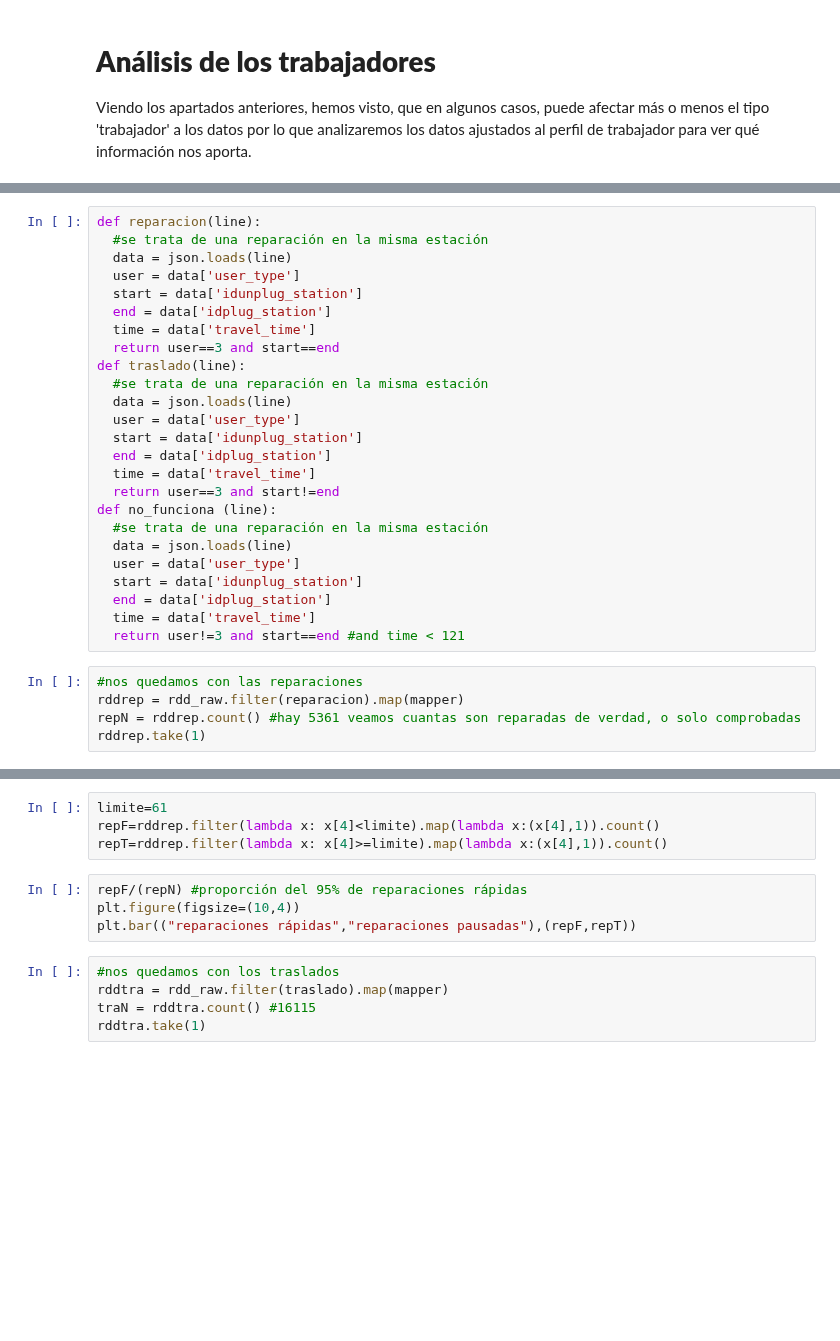
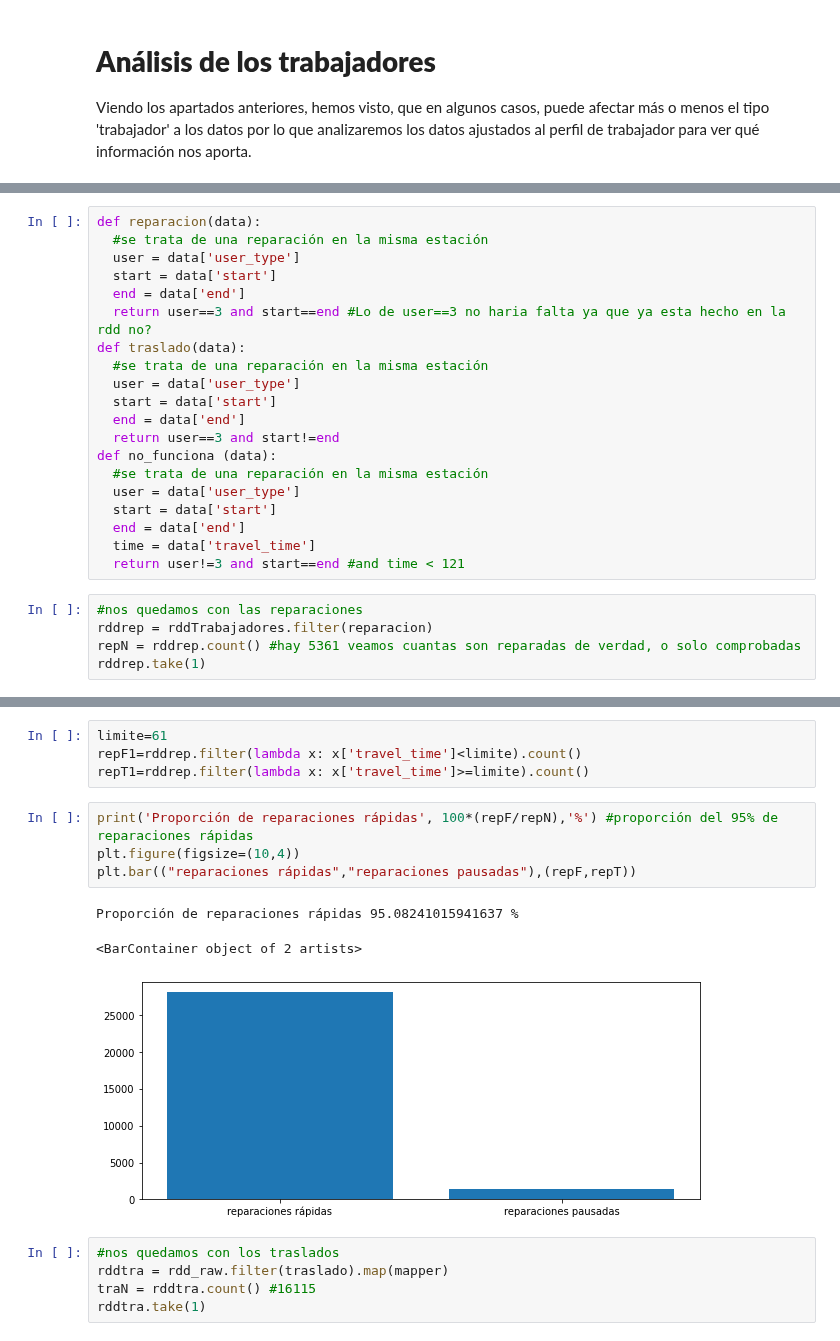
Before and after one commit to ParalelaUCM/biciMAD, a Jupyter notebook: PracticaSpark_BiciMad.ipynb, the cells around one changed output, grey strips where cells are left out. Saved outputs shown, nothing was run; the diff lists cells and outputs as text; blank space fills up the shorter version.

```diff
--- a/PracticaSpark_BiciMad.ipynb
+++ b/PracticaSpark_BiciMad.ipynb
@@ -710,30 +772,25 @@ plt.bar(ph_dicc.keys(), ph_dicc.values())
 # %%
-def reparacion(line):
+def reparacion(data):
   #se trata de una reparación en la misma estación
-  data = json.loads(line)
   user = data['user_type']
-  start = data['idunplug_station']
-  end = data['idplug_station']
-  time = data['travel_time']
-  return user==3 and start==end
-def traslado(line):
+  start = data['start']
+  end = data['end']
+  return user==3 and start==end #Lo de user==3 no haria falta ya que ya esta hecho en la rdd no?
+def traslado(data):
   #se trata de una reparación en la misma estación
-  data = json.loads(line)
   user = data['user_type']
-  start = data['idunplug_station']
-  end = data['idplug_station']
-  time = data['travel_time']
+  start = data['start']
+  end = data['end']
   return user==3 and start!=end
-def no_funciona (line):
+def no_funciona (data):
   #se trata de una reparación en la misma estación
-  data = json.loads(line)
   user = data['user_type']
-  start = data['idunplug_station']
-  end = data['idplug_station']
+  start = data['start']
+  end = data['end']
   time = data['travel_time']
   return user!=3 and start==end #and time < 121
 # %%
 #nos quedamos con las reparaciones
-rddrep = rdd_raw.filter(reparacion).map(mapper)
+rddrep = rddTrabajadores.filter(reparacion)
 repN = rddrep.count() #hay 5361 veamos cuantas son reparadas de verdad, o solo comprobadas
 rddrep.take(1)
@@ -740,11 +807,15 @@ rddrep.take(1)
 # %%
 limite=61
-repF=rddrep.filter(lambda x: x[4]<limite).map(lambda x:(x[4],1)).count()
-repT=rddrep.filter(lambda x: x[4]>=limite).map(lambda x:(x[4],1)).count()
+repF1=rddrep.filter(lambda x: x['travel_time']<limite).count()
+repT1=rddrep.filter(lambda x: x['travel_time']>=limite).count()
 # %%
-repF/(repN) #proporción del 95% de reparaciones rápidas
+print('Proporción de reparaciones rápidas', 100*(repF/repN),'%') #proporción del 95% de reparaciones rápidas
 plt.figure(figsize=(10,4))
 plt.bar(("reparaciones rápidas","reparaciones pausadas"),(repF,repT))
+# %% [output]
+Proporción de reparaciones rápidas 95.08241015941637 %
+<BarContainer object of 2 artists>
+[figure, added]
 # %%
 #nos quedamos con los traslados
 rddtra = rdd_raw.filter(traslado).map(mapper)
```
Also changed, not shown: parts of 36 cells of this notebook.
